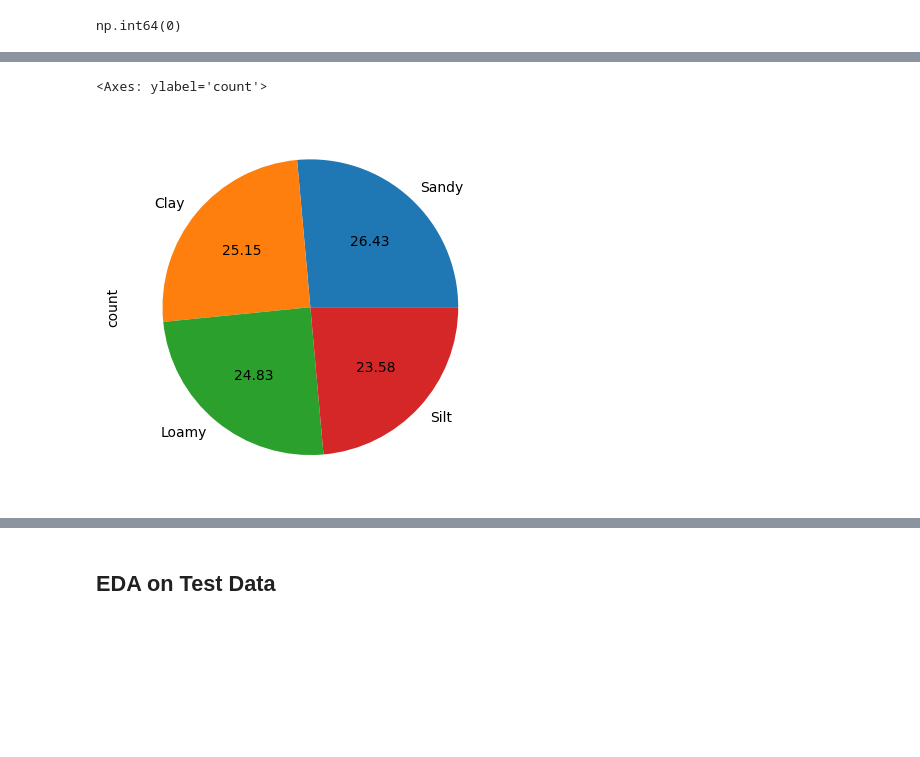
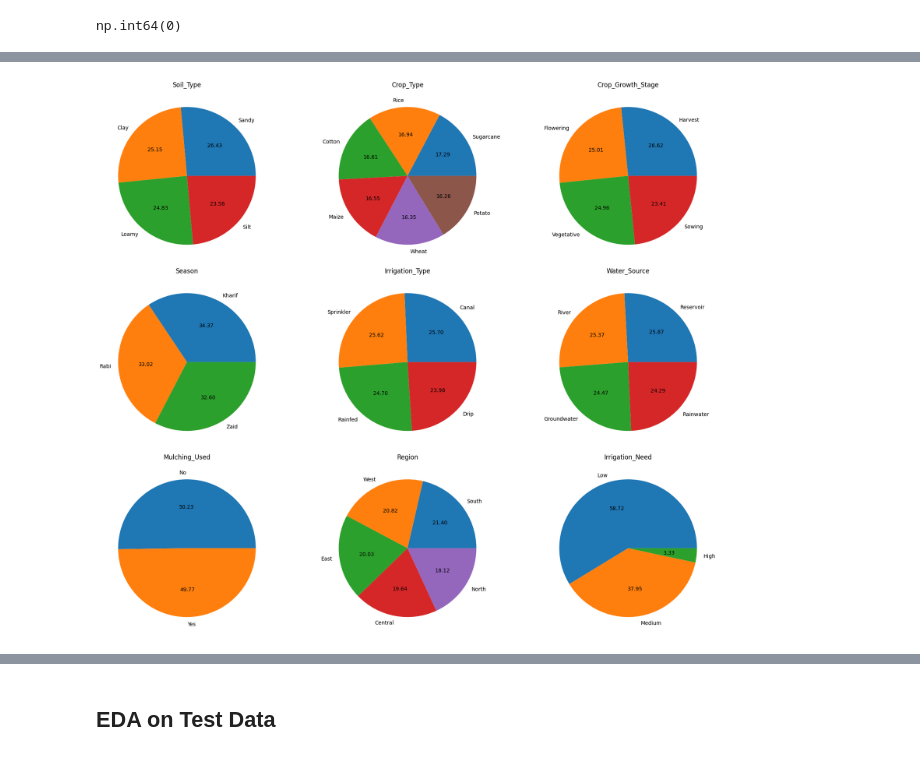
Before and after one commit to 22F3001706/Predicting-Irrigation-Need, a Jupyter notebook: Predicting_Irrigation_need_nb.ipynb, the cells around one changed output, grey strips where cells are left out. Drawn from its saved outputs; the diff is of its cells as text; code cells hidden in the pictures; blank space fills up the shorter version.

Commit message:
Kaggle Notebook | Predicting_Irrigation_need_nb | Version 1 | Performed Univariate Analysis

```diff
--- a/Predicting_Irrigation_need_nb.ipynb
+++ b/Predicting_Irrigation_need_nb.ipynb
@@ -114,5 +109,17 @@ sns.countplot(train_data['Soil_Type'])
-# %%
-train_data['Soil_Type'].value_counts().plot(kind='pie' , autopct='%.2f')
-# %% [output]
-<Axes: ylabel='count'>
-[figure, removed]
+# %%
+Cat_Cols = ['Soil_Type', 'Crop_Type', 'Crop_Growth_Stage', 'Season', 'Irrigation_Type',
+            'Water_Source','Mulching_Used', 'Region', 'Irrigation_Need' ]
+
+fig , axes = plt.subplots(3,3, figsize=(18,15))
+axes = axes.flatten()
+
+
+for i,col in enumerate(Cat_Cols):
+    train_data[col].value_counts().plot(kind='pie', autopct='%.2f' , ax = axes[i])
+    axes[i].set_title(col)
+    axes[i].set_ylabel('')
+
+plt.tight_layout()
+plt.show()
+# %% [output]
+[figure, added]
```
Also changed, not shown: parts of 11 cells of this notebook.
